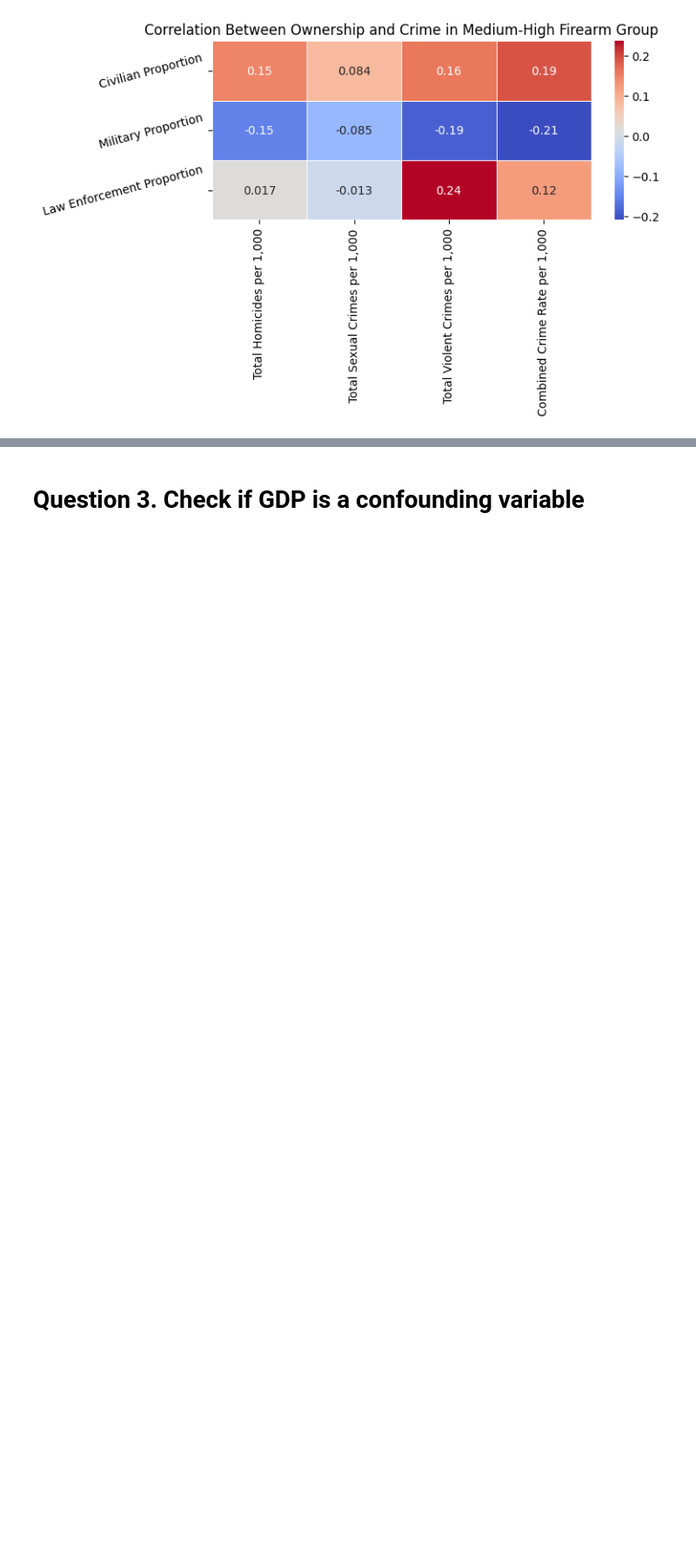
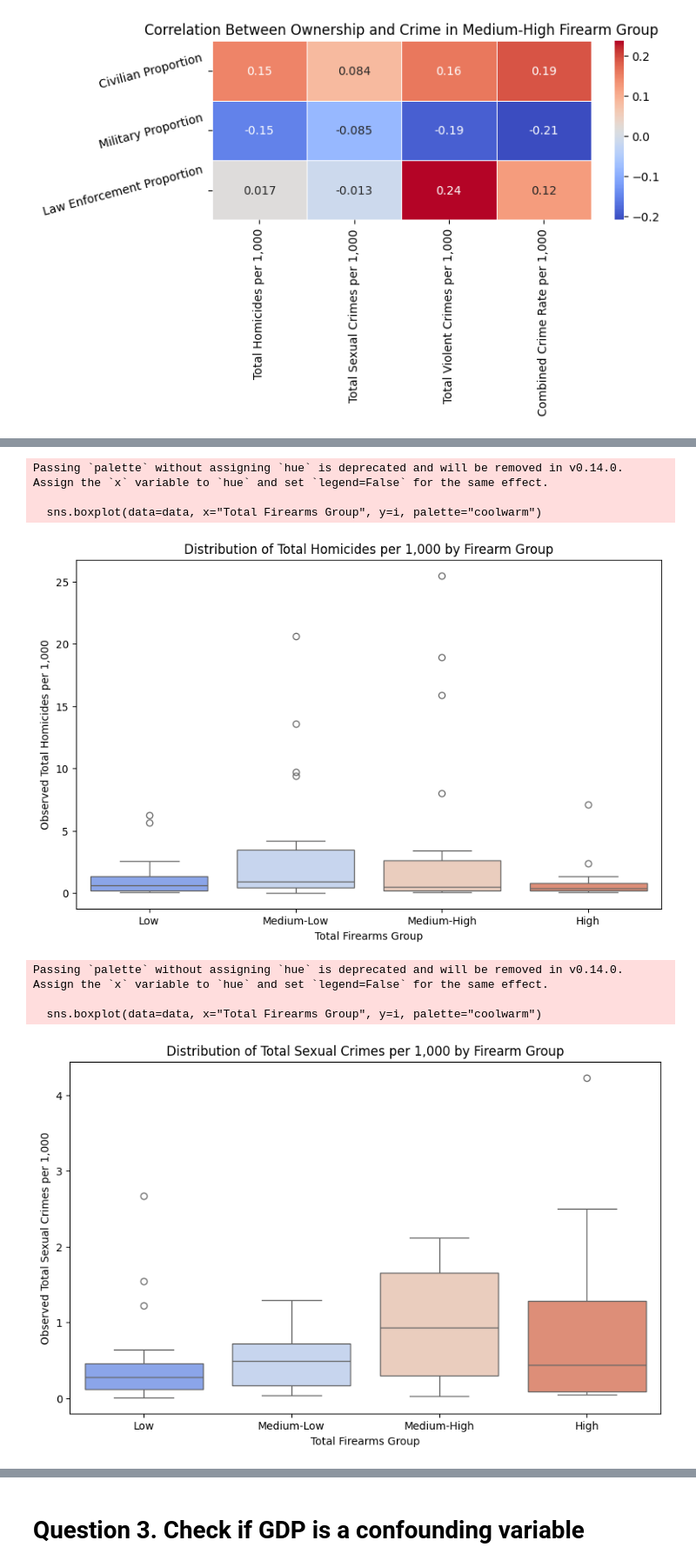
Before and after one commit to Alexderoode011202/DW_project, a Jupyter notebook: analysis/analysev2.ipynb, the cells around one changed output, grey strips where cells are left out. Shown at 87% size. Cells and saved outputs as stored; diff of their text form; code cells hidden in the pictures; blank space fills up the shorter version.

```diff
--- a/analysis/analysev2.ipynb
+++ b/analysis/analysev2.ipynb
@@ -479,0 +485,35 @@ These **OLS regression models** analyze how **firearm ownership proportions (civ
+# %%
+# Prepare interaction terms
+data["Civilian_Firearms_Interaction"] = data["Estimate of firearms in civilian possession per 1,000"] * pd.Categorical(data["Total Firearms Group"]).codes
+data["LawEnforcement_Firearms_Interaction"] = data["Total law enforcement firearms per 1,000"] * pd.Categorical(data["Total Firearms Group"]).codes
+data["Military_Firearms_Interaction"] = data["Total military firearms per 1,000"] * pd.Categorical(data["Total Firearms Group"]).codes
+
+# Independent variables with interactions and control for GDP
+X = data[[
+    "Estimate of firearms in civilian possession per 1,000",
+    "Total law enforcement firearms per 1,000",
+    "Total military firearms per 1,000",
+    "Civilian_Firearms_Interaction",
+    "LawEnforcement_Firearms_Interaction",
+    "Military_Firearms_Interaction",
+    "Country GDP per 1,000"
+]]
+X = sm.add_constant(X)
+
+nb_results_combined = {}
+crime_types = ["Total Homicides per 1,000", "Total Sexual Crimes per 1,000",
+               "Total Violent Crimes per 1,000", "Combined Crime Rate per 1,000"]
+
+for crime in crime_types:
+    y = data[crime]
+
+    # Fit Negative Binomial regression with interaction terms
+    model = sm.GLM(y, X, family=sm.families.NegativeBinomial()).fit()
+    nb_results_combined[crime] = model
+
+    print(f"\nCombined Negative Binomial Regression Results for {crime}:\n")
+    print(model.summary())
+
+    # Wald test for interaction terms to check if group differences are significant
+    print("\nWald test for interaction terms:")
+    print(model.wald_test_terms().summary_frame())
@@ -479,0 +627,19 @@ These **OLS regression models** analyze how **firearm ownership proportions (civ
+# %%
+lst = ["Total Homicides per 1,000", "Total Sexual Crimes per 1,000", "Total Violent Crimes per 1,000"]
+
+for i in lst:
+    plt.figure(figsize=(10, 6))
+    sns.boxplot(data=data, x="Total Firearms Group", y=i, palette="coolwarm")
+    plt.title(f"Distribution of {i} by Firearm Group")
+    plt.xlabel("Total Firearms Group")
+    plt.ylabel(f"Observed {i}")
+    plt.show()
+# %% [output]
+Passing `palette` without assigning `hue` is deprecated and will be removed in v0.14.0. Assign the `x` variable to `hue` and set `legend=False` for the same effect.
+
+  sns.boxplot(data=data, x="Total Firearms Group", y=i, palette="coolwarm")
+[figure, added]
+Passing `palette` without assigning `hue` is deprecated and will be removed in v0.14.0. Assign the `x` variable to `hue` and set `legend=False` for the same effect.
+
+  sns.boxplot(data=data, x="Total Firearms Group", y=i, palette="coolwarm")
+[figure, added]
```
Also changed, not shown: parts of 28 cells of this notebook.
